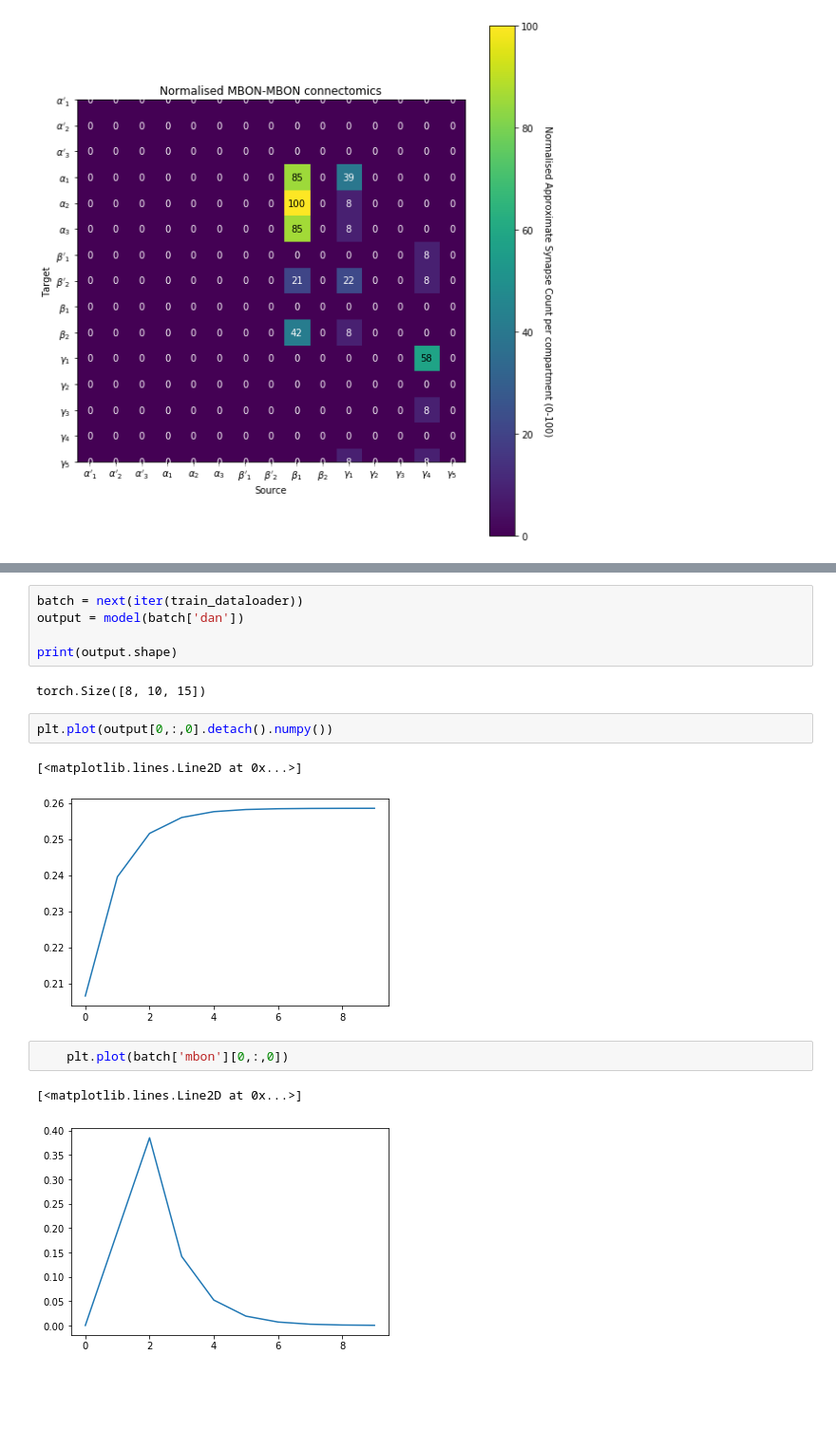
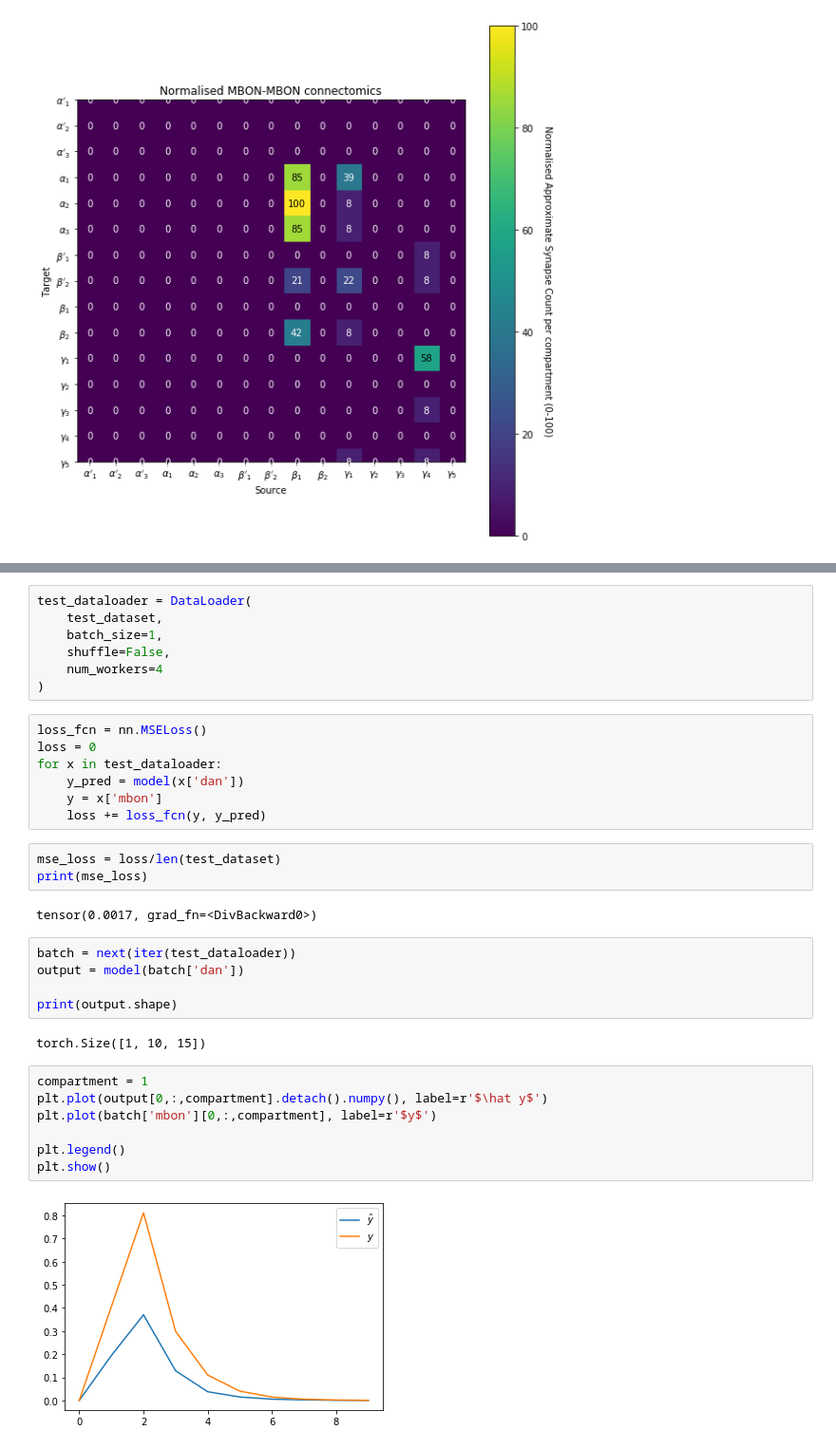
Before and after one commit to Jake-Jay/mushroom-body-models, a Jupyter notebook: RNN/train_rnn.ipynb, the cells around one changed output, grey strips where cells are left out. Shown at 95% size. Saved outputs shown, nothing was run; the diff lists cells and outputs as text; blank space fills up the shorter version.

```diff
--- a/RNN/train_rnn.ipynb
+++ b/RNN/train_rnn.ipynb
@@ -236,20 +248,38 @@ NeuralRNNModule(
   )
   (loss_fcn): MSELoss()
 )
+# %%
+test_dataloader = DataLoader(
+    test_dataset,
+    batch_size=1,
+    shuffle=False,
+    num_workers=4
+)
+# %%
+loss_fcn = nn.MSELoss()
+loss = 0
+for x in test_dataloader:
+    y_pred = model(x['dan'])
+    y = x['mbon']
+    loss += loss_fcn(y, y_pred)
+# %%
+mse_loss = loss/len(test_dataset)
+print(mse_loss)
+# %% [output]
+tensor(0.0017, grad_fn=<DivBackward0>)
 # %%
-batch = next(iter(train_dataloader))
+batch = next(iter(test_dataloader))
 output = model(batch['dan'])
 
 print(output.shape)
 # %% [output]
-torch.Size([8, 10, 15])
+torch.Size([1, 10, 15])
-# %%
-plt.plot(output[0,:,0].detach().numpy())
-# %% [output]
-[<matplotlib.lines.Line2D at 0x...>]
-[figure, removed]
-# %%
-    plt.plot(batch['mbon'][0,:,0])
-# %% [output]
-[<matplotlib.lines.Line2D at 0x...>]
-[figure, removed]
+# %%
+compartment = 1
+plt.plot(output[0,:,compartment].detach().numpy(), label=r'$\hat y$')
+plt.plot(batch['mbon'][0,:,compartment], label=r'$y$')
+
+plt.legend()
+plt.show()
+# %% [output]
+[figure, added]
```
Also changed, not shown: parts of 21 cells of this notebook, 2 other files.
